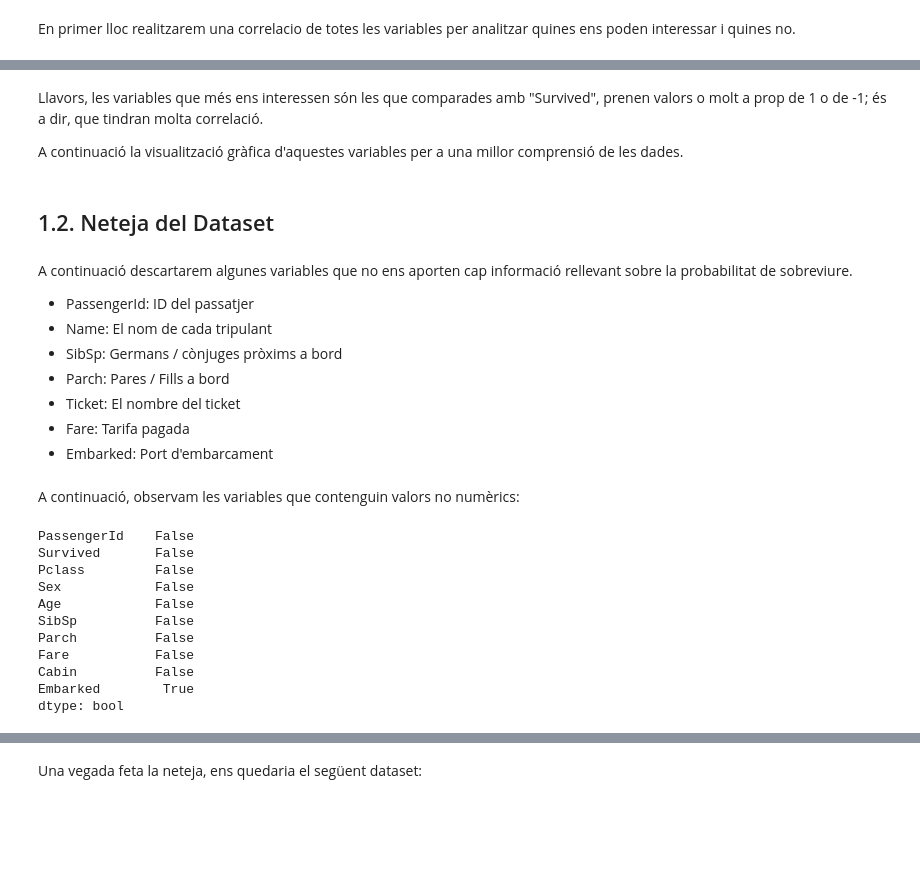
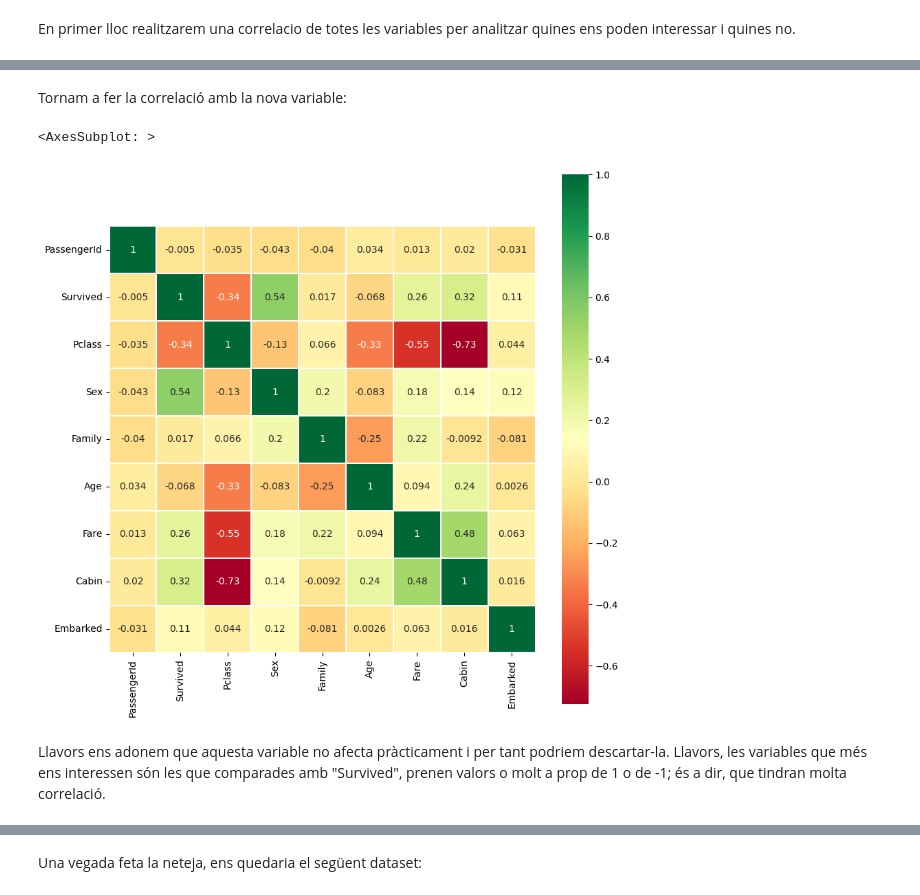
Before and after one commit to Luisbp27/practica2_ia, a Jupyter notebook: src/main.ipynb, the cells around one changed output, grey strips where cells are left out. Drawn from its saved outputs; the diff is of its cells as text; code cells hidden in the pictures; blank space fills up the shorter version.

Commit message:
Update 13/12 neteja done

```diff
--- a/src/main.ipynb
+++ b/src/main.ipynb
@@ -99,32 +182,10 @@ sns.heatmap(df.corr(), annot=True, square=True, cmap="RdYlGn", linewidths=0.2)
+# %% [markdown]
+Tornam a fer la correlació amb la nova variable:
+# %%
+corr_fig = plt.figure(figsize=(10,10))
+sns.heatmap(model.corr(), annot=True, square=True, cmap="RdYlGn", linewidths=0.2)
+# %% [output]
+<AxesSubplot: >
+[figure, added]
 # %% [markdown]
-Llavors, les variables que més ens interessen són les que comparades amb "Survived", prenen valors o molt a prop de 1 o de -1; és a dir, que tindran molta correlació.
-
-A continuació la visualització gràfica d'aquestes variables per a una millor comprensió de les dades.
+Llavors ens adonem que aquesta variable no afecta pràcticament i per tant podriem descartar-la. Llavors, les variables que més ens interessen són les que comparades amb "Survived", prenen valors o molt a prop de 1 o de -1; és a dir, que tindran molta correlació.
-# %% [markdown]
-## 1.2. Neteja del Dataset
-# %% [markdown]
-A continuació descartarem algunes variables que no ens aporten cap informació rellevant sobre la probabilitat de sobreviure.
-
-- PassengerId: ID del passatjer
-- Name: El nom de cada tripulant
-- SibSp: Germans / cònjuges pròxims a bord
-- Parch: Pares / Fills a bord
-- Ticket: El nombre del ticket
-- Fare: Tarifa pagada
-- Embarked: Port d'embarcament
-# %% [markdown]
-A continuació, observam les variables que contenguin valors no numèrics:
-# %%
-df.isnull().any()
-# %% [output]
-PassengerId    False
-Survived       False
-Pclass         False
-Sex            False
-Age            False
-SibSp          False
-Parch          False
-Fare           False
-Cabin          False
-Embarked        True
-dtype: bool
```
Also changed, not shown: parts of 30 cells of this notebook.
